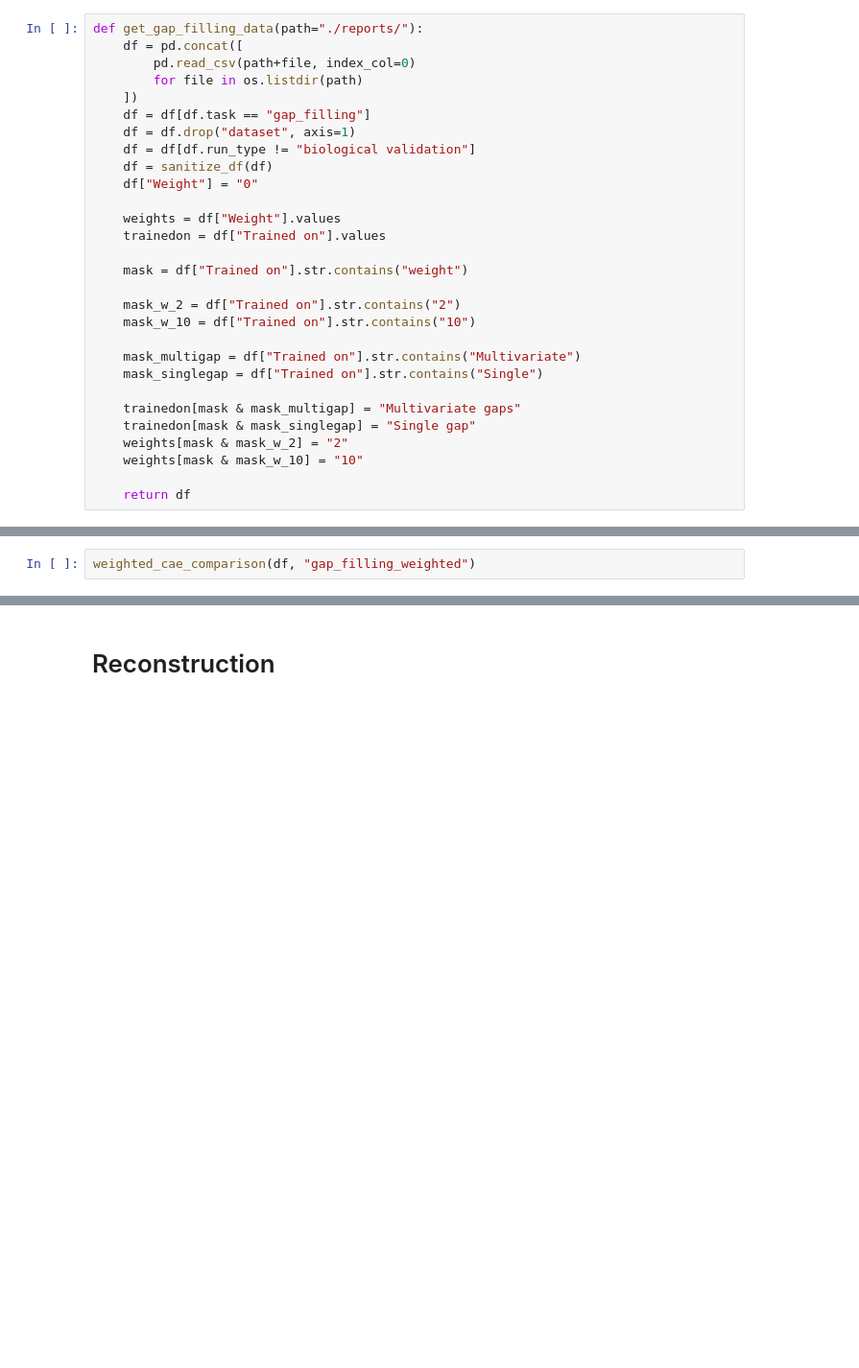
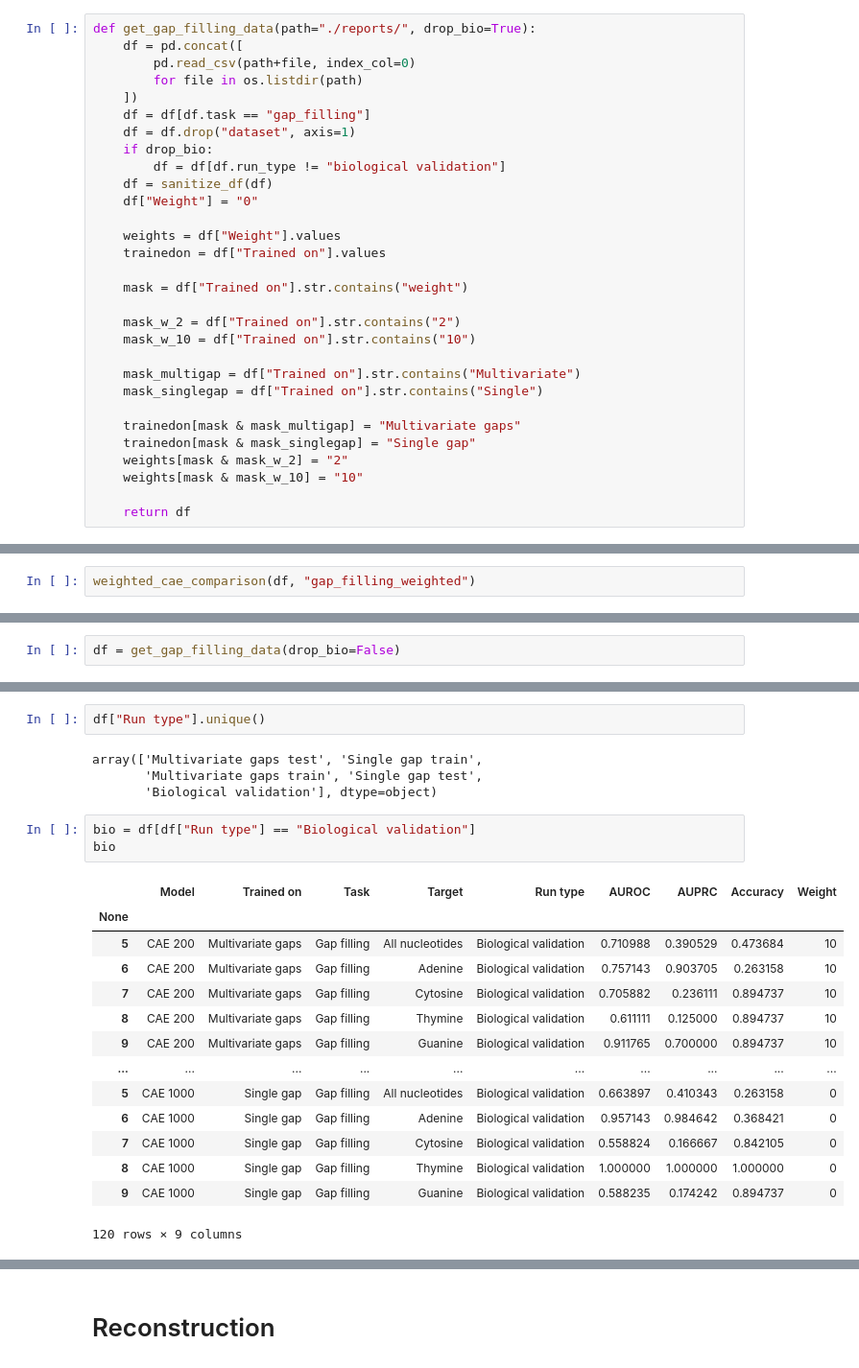
Before and after one commit to LucaCappelletti94/repairing_genomic_gaps, a Jupyter notebook: Wilconxon tie table.ipynb, the cells around one changed output, grey strips where cells are left out. Shown: that part at 96% size. Drawn from its saved outputs; the diff is of its cells as text; blank space fills up the shorter version.

```diff
--- a/Wilconxon tie table.ipynb
+++ b/Wilconxon tie table.ipynb
@@ -306,14 +307,15 @@ def confront_best_models(df, task, name="best_models_comparison", models=None):
 # %% [markdown]
 # Gap filling
 # %%
-def get_gap_filling_data(path="./reports/"):
+def get_gap_filling_data(path="./reports/", drop_bio=True):
     df = pd.concat([
         pd.read_csv(path+file, index_col=0)
         for file in os.listdir(path)
     ])
     df = df[df.task == "gap_filling"]
     df = df.drop("dataset", axis=1)
-    df = df[df.run_type != "biological validation"]
+    if drop_bio:
+        df = df[df.run_type != "biological validation"]
     df = sanitize_df(df)
     df["Weight"] = "0"
 
@@ -362,0 +379,2 @@ weighted_comparison_all(df, "gap_filling_weighted")
+# %%
+df = get_gap_filling_data(drop_bio=False)
@@ -362,0 +384,24 @@ weighted_comparison_all(df, "gap_filling_weighted")
+# %%
+df["Run type"].unique()
+# %% [output]
+array(['Multivariate gaps test', 'Single gap train',
+       'Multivariate gaps train', 'Single gap test',
+       'Biological validation'], dtype=object)
+# %%
+bio = df[df["Run type"] == "Biological validation"]
+bio
+# %% [output]
+|  | Model | Trained on | Task | Target | Run type | AUROC | AUPRC | Accuracy | Weight |
+| None |  |  |  |  |  |  |  |  |  |
+| 5 | CAE 200 | Multivariate gaps | Gap filling | All nucleotides | Biological validation | 0.710988 | 0.390529 | 0.473684 | 10 |
+| 6 | CAE 200 | Multivariate gaps | Gap filling | Adenine | Biological validation | 0.757143 | 0.903705 | 0.263158 | 10 |
+| 7 | CAE 200 | Multivariate gaps | Gap filling | Cytosine | Biological validation | 0.705882 | 0.236111 | 0.894737 | 10 |
+| 8 | CAE 200 | Multivariate gaps | Gap filling | Thymine | Biological validation | 0.611111 | 0.125000 | 0.894737 | 10 |
+| 9 | CAE 200 | Multivariate gaps | Gap filling | Guanine | Biological validation | 0.911765 | 0.700000 | 0.894737 | 10 |
+| ... | ... | ... | ... | ... | ... | ... | ... | ... | ... |
+| 5 | CAE 1000 | Single gap | Gap filling | All nucleotides | Biological validation | 0.663897 | 0.410343 | 0.263158 | 0 |
+| 6 | CAE 1000 | Single gap | Gap filling | Adenine | Biological validation | 0.957143 | 0.984642 | 0.368421 | 0 |
+| 7 | CAE 1000 | Single gap | Gap filling | Cytosine | Biological validation | 0.558824 | 0.166667 | 0.842105 | 0 |
+| 8 | CAE 1000 | Single gap | Gap filling | Thymine | Biological validation | 1.000000 | 1.000000 | 1.000000 | 0 |
+| 9 | CAE 1000 | Single gap | Gap filling | Guanine | Biological validation | 0.588235 | 0.174242 | 0.894737 | 0 |
+120 rows × 9 columns
```
Also changed, not shown: parts of 4 cells of this notebook, 1 other file.
